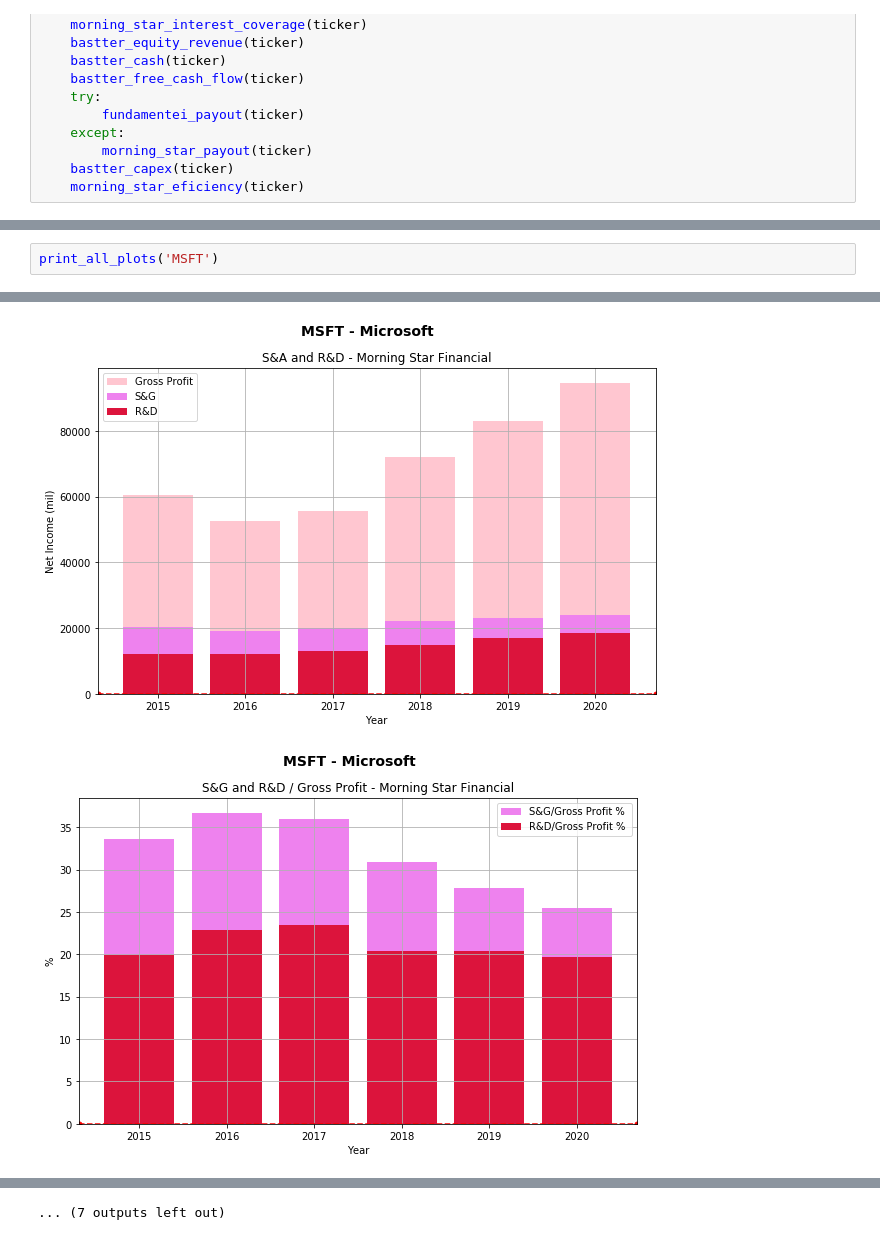
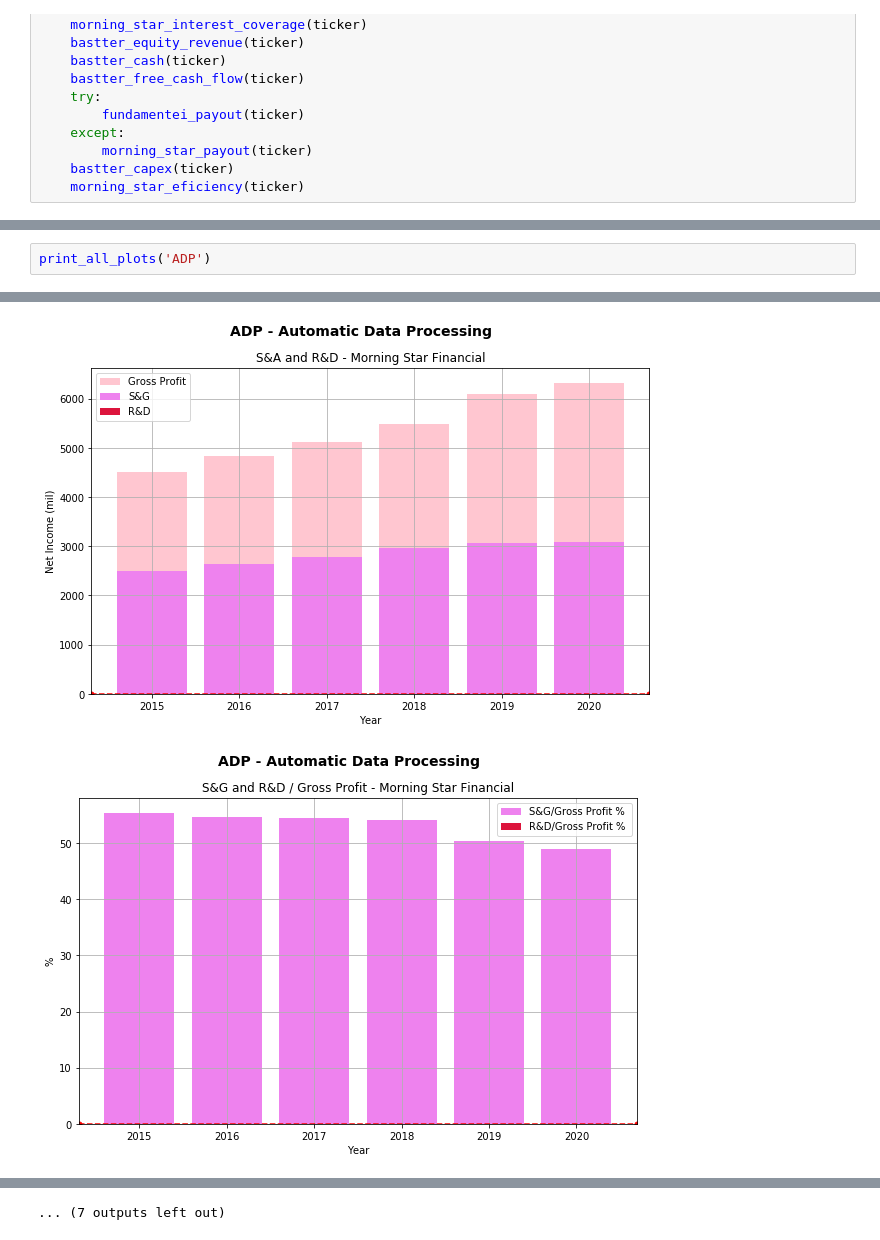
Before and after one commit to bresends/stock_analisys, a Jupyter notebook: notebooks/plots.ipynb, the cells around one changed output, grey strips where cells are left out. Saved outputs shown, nothing was run; the diff lists cells and outputs as text.

```diff
--- a/notebooks/plots.ipynb
+++ b/notebooks/plots.ipynb
@@ -59,3 +59,3 @@ Microsoft - (MSFT)
 # %%
-print_all_plots('MSFT')
+print_all_plots('ADP')
 # %% [output]
@@ -67,2 +67,2 @@ print_all_plots('MSFT')
-[figure, old version]
+[figure, new version]
-[figure, old version]
+[figure, new version]
```
Also changed, not shown: parts of 2 cells of this notebook, 3 other files.
